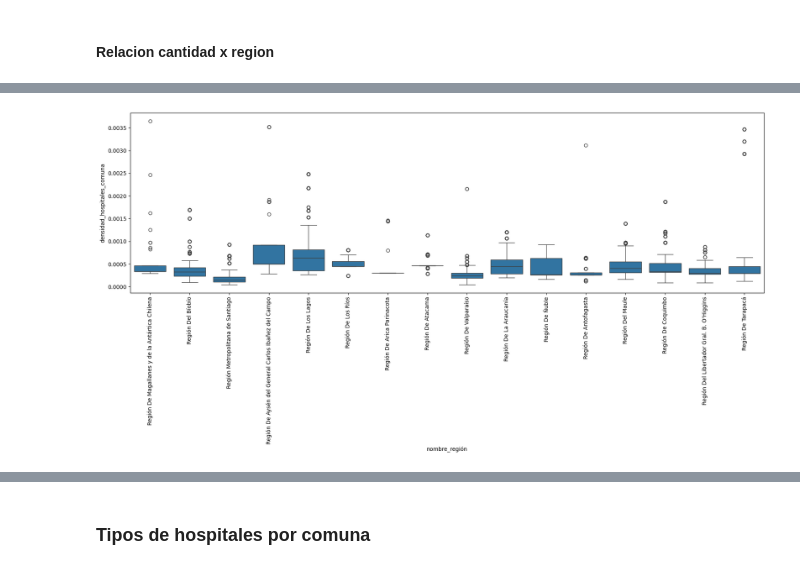
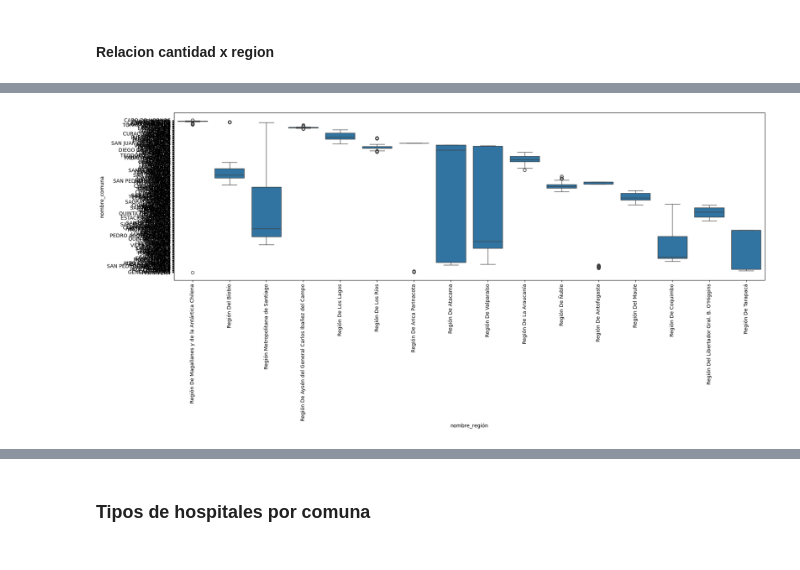
Before and after one commit to Utmite/imt2200-project, a Jupyter notebook: src/base/Pregunta-01.ipynb, the cells around one changed output, grey strips where cells are left out. Cells and saved outputs as stored; diff of their text form; code cells hidden in the pictures.

```diff
--- a/src/base/Pregunta-01.ipynb
+++ b/src/base/Pregunta-01.ipynb
@@ -172,3 +168,34 @@ df_hospitales["código_provincia"] = df_hospitales["código_provincia"].astype("
 La unica comuna en chile sin servicios de salud es la antártica
 # %% [markdown]
 ## Servicios de salud por region
+# %%
+df_hospitales_1 = df_hospitales[(~df_hospitales["tipo_de_prestador_sistema_de_salud"].isin(['Fuerzas Armadas y de Orden', 'Institución Medicina Legal']))]
+df_hospitales_1 = df_hospitales_1[(~df_hospitales_1["ámbito_de_funcionamiento"].isin(['Hospital',
+ 'Posta de Salud Rural (PSR)',
+ 'Centro Comunitario de Salud Familiar (CECOSF)',
+ 'Servicio de Atención Primaria de Urgencia de Alta Resolutividad (SAR)',
+ 'Centro de Salud Familiar (CESFAM)',
+ 'Centro de Salud Privado',
+ 'Unidad de Salud Funcionarios',
+ 'Dirección Servicio de Salud',
+ 'Servicio de Atención Primaria de Urgencia (SAPU)',
+ 'Clínica',
+ 'Consultorio General Urbano  (CGU)',
+ 'Unidad de Procedimientos Móvil',
+ 'Servicio de Urgencia Rural (SUR)',
+ 'Centro de Diagnóstico y Terapeútico (CDT)',
+ 'Hospital de Día Infanto Adolescente',
+ 'Consultorio General Rural (CGR)',
+ 'Centro de Referencia de Salud (CRS)',
+ 'Centro Corporación para la Nutrición Infantil (CONIN)',
+ 'Hospital de Dia Adulto',
+ 'Puesto de Atención Médica Especializado (PAME) Incorporado por Crisis Sanitaria',
+ 'Centro de Especialidad',
+ 'Centros Exclusivos de Atención Respiratoria (CEAR)',
+ 'Especialidades  Primarias',
+ 'Centro de Regulación Médica de las Urgencias (SAMU)',
+ 'Centros de Diagnóstico y Tratamiento Privados',
+ 'Policlínico Funcionarios (Minería)',
+ 'Centro de Especialidades Primarias',
+ 'Centro Radiológico',
+ 'Centro de Salud']))]
@@ -257,7 +301,7 @@ df_hospitales["densidad_hospitales_comuna"] = (df_hospitales["código_comuna"].m
 # %%
 plt.figure(figsize=(21, 6))
-sns.boxplot(data=df_hospitales, x="nombre_región", y="densidad_hospitales_comuna")
+sns.boxplot(x="nombre_región", y="nombre_comuna", data=df_hospitales_1)
 plt.xticks(rotation=90)
 plt.show()
 # %% [output]
-[figure, old version]
+[figure, new version]
```
Also changed, not shown: parts of 33 cells of this notebook, 2 other files.
